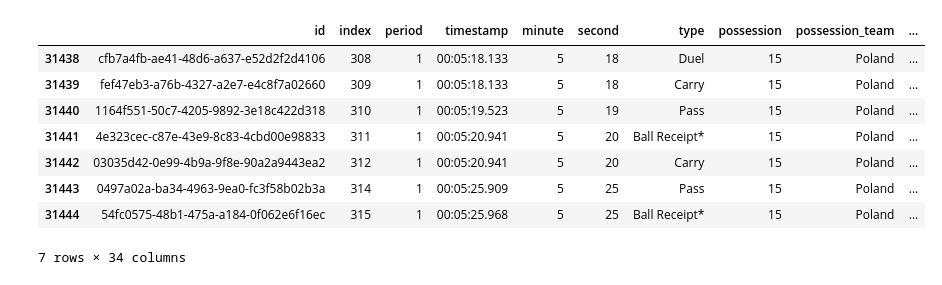
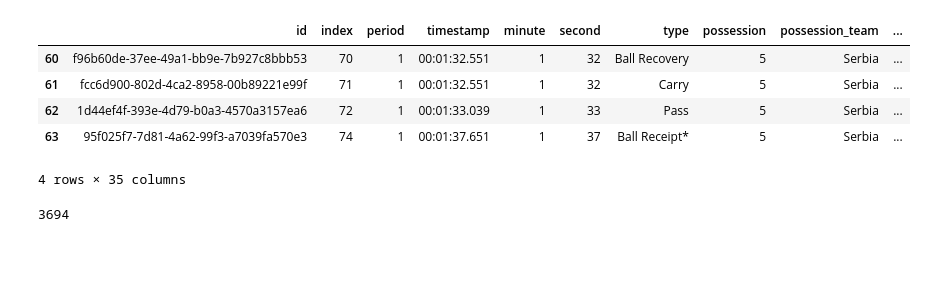
Before and after one commit to mattyl006/sport-data-science, a Jupyter notebook: get_fast_actions.ipynb, the cells around one changed output. Saved outputs shown, nothing was run; the diff lists cells and outputs as text; code cells hidden in the pictures; blank space fills up the shorter version.

```diff
--- a/get_fast_actions.ipynb
+++ b/get_fast_actions.ipynb
@@ -24,13 +40,23 @@ matches_fast_actions = find_fast_actions_forward_perspective(sequences=euro_matc
+# %%
+fifa_matches = pd.read_pickle('fifa_matches_2022.pkl')
+fifa_matches = add_positions(fifa_matches)
+fifa_matches = swap_y(fifa_matches)
+fifa_matches = generalize_perspective_sb360(fifa_matches)
+fifa_matches = add_grid_areas(fifa_matches)
+
+fifa_sequences = get_sequences(fifa_matches)
 # %%
+matches_fast_actions = find_fast_actions_forward_perspective(sequences=fifa_sequences)
 matches_fast_actions[0]
 # %% [output]
 |  | id | index | period | timestamp | minute | second | type | possession | possession_team | ... |
-| 31438 | cfb7a4fb-ae41-48d6-a637-e52d2f2d4106 | 308 | 1 | 00:05:18.133 | 5 | 18 | Duel | 15 | Poland | ... |
-| 31439 | fef47eb3-a76b-4327-a2e7-e4c8f7a02660 | 309 | 1 | 00:05:18.133 | 5 | 18 | Carry | 15 | Poland | ... |
-| 31440 | 1164f551-50c7-4205-9892-3e18c422d318 | 310 | 1 | 00:05:19.523 | 5 | 19 | Pass | 15 | Poland | ... |
-| 31441 | 4e323cec-c87e-43e9-8c83-4cbd00e98833 | 311 | 1 | 00:05:20.941 | 5 | 20 | Ball Receipt* | 15 | Poland | ... |
-| 31442 | 03035d42-0e99-4b9a-9f8e-90a2a9443ea2 | 312 | 1 | 00:05:20.941 | 5 | 20 | Carry | 15 | Poland | ... |
-| 31443 | 0497a02a-ba34-4963-9ea0-fc3f58b02b3a | 314 | 1 | 00:05:25.909 | 5 | 25 | Pass | 15 | Poland | ... |
-| 31444 | 54fc0575-48b1-475a-a184-0f062e6f16ec | 315 | 1 | 00:05:25.968 | 5 | 25 | Ball Receipt* | 15 | Poland | ... |
+| 60 | f96b60de-37ee-49a1-bb9e-7b927c8bbb53 | 70 | 1 | 00:01:32.551 | 1 | 32 | Ball Recovery | 5 | Serbia | ... |
+| 61 | fcc6d900-802d-4ca2-8958-00b89221e99f | 71 | 1 | 00:01:32.551 | 1 | 32 | Carry | 5 | Serbia | ... |
+| 62 | 1d44ef4f-393e-4d79-b0a3-4570a3157ea6 | 72 | 1 | 00:01:33.039 | 1 | 33 | Pass | 5 | Serbia | ... |
+| 63 | 95f025f7-7d81-4a62-99f3-a7039fa570e3 | 74 | 1 | 00:01:37.651 | 1 | 37 | Ball Receipt* | 5 | Serbia | ... |
-7 rows × 34 columns
+4 rows × 35 columns
+# %%
+len(matches_fast_actions)
+# %% [output]
+3694
 # %%
```
Also changed, not shown: parts of 8 cells of this notebook, 8 other files.
